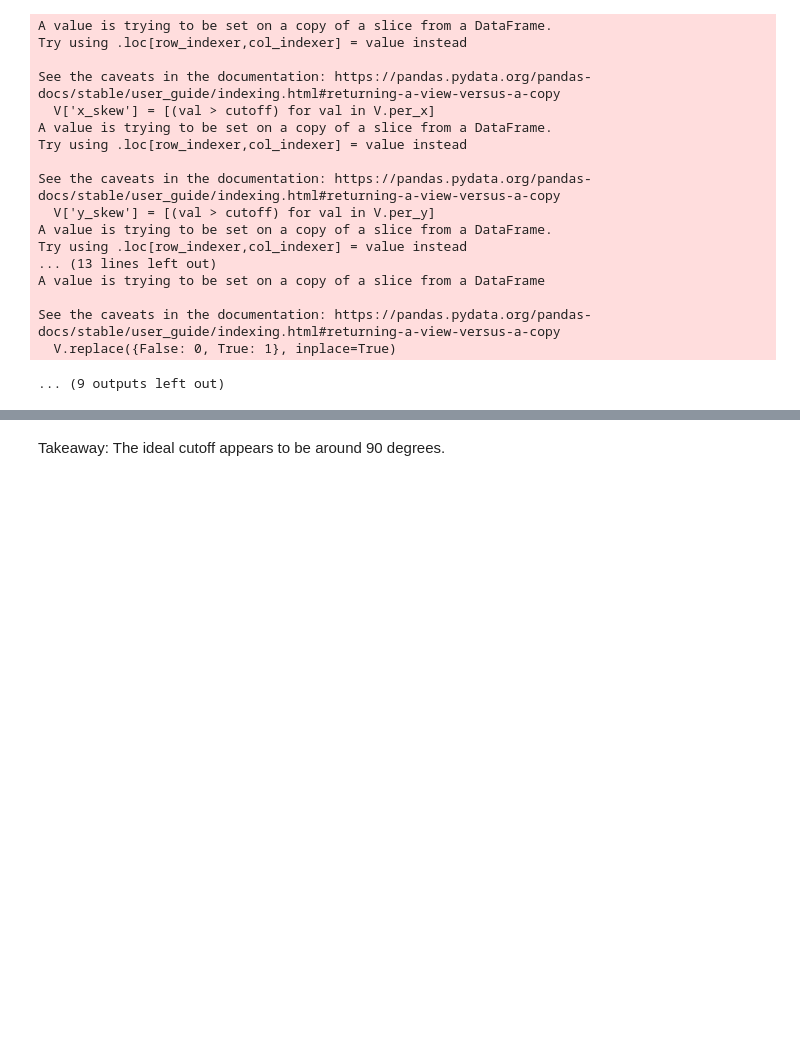
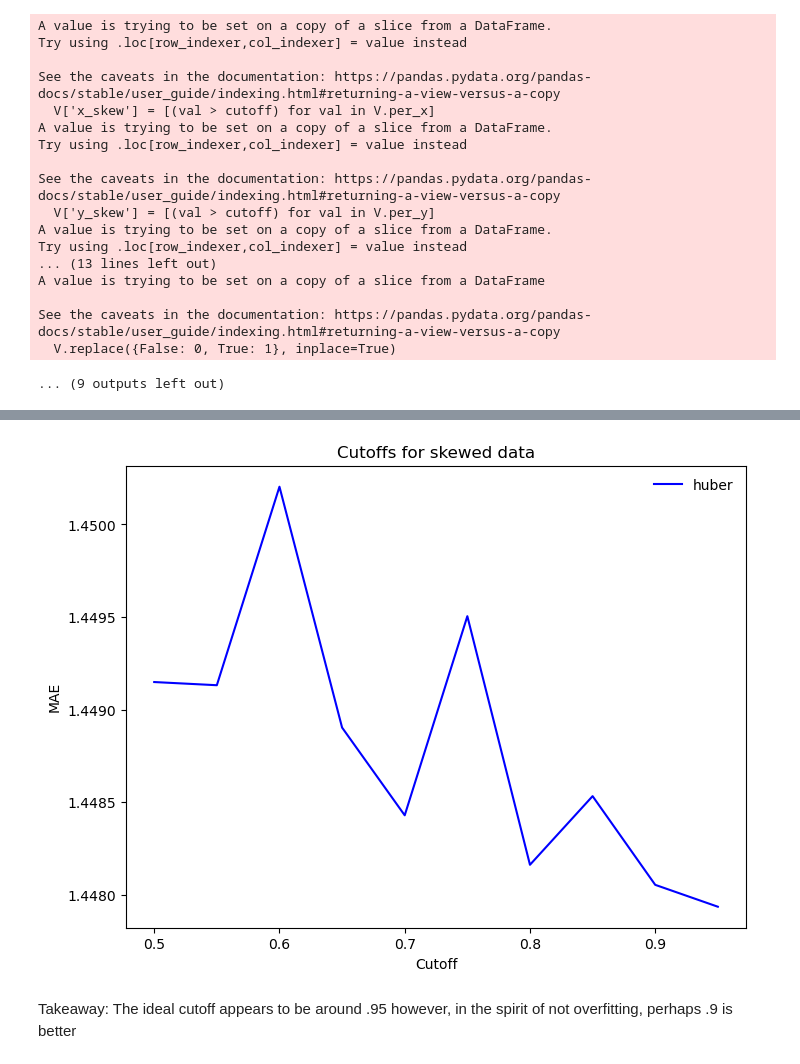
Before and after one commit to kdv97/ice-cube, a Jupyter notebook: linear_regression_testing.ipynb, the cells around one changed output, grey strips where cells are left out. Cells and saved outputs as stored; diff of their text form; code cells hidden in the pictures; blank space fills up the shorter version.

```diff
--- a/linear_regression_testing.ipynb
+++ b/linear_regression_testing.ipynb
@@ -483,24 +483,24 @@ print(cutoffs)
 # %%
 # Graph for different cutoffs
 plt.figure(figsize=(8,6))
 
-plt.scatter(cutoffs,
-               maes_lr,
-           c = 'orange')
-plt.scatter(cutoffs,
-               maes_h,
-           c = 'blue')
+#plt.plot(cutoffs, maes_lr, label= 'Epsilon Insensitive', c = 'orange')
+plt.plot(cutoffs, maes_h, label = 'huber', c = 'blue')
+#plt.plot(maes_h, label='huber', c = 'blue')
+plt.legend(frameon=False)
 
 plt.xticks(fontsize=10)
 plt.yticks(fontsize=10)
 
-ax.set_xlabel("Cutoff")
-ax.set_ylabel("MAE")
+plt.xlabel("Cutoff")
+plt.ylabel("MAE")
 plt.title("Cutoffs for skewed data")
 
 plt.show()
+# %% [output]
+[figure, added]
 # %% [markdown]
-Takeaway: The ideal cutoff appears to be around 90 degrees.
+Takeaway: The ideal cutoff appears to be around .95 however, in the spirit of not overfitting, perhaps .9 is better
 # %%
 # Tune cutoffs for skews with cluster cutoffs 3 and 7
 
```
Also changed, not shown: parts of 14 cells of this notebook, 1 other file.
